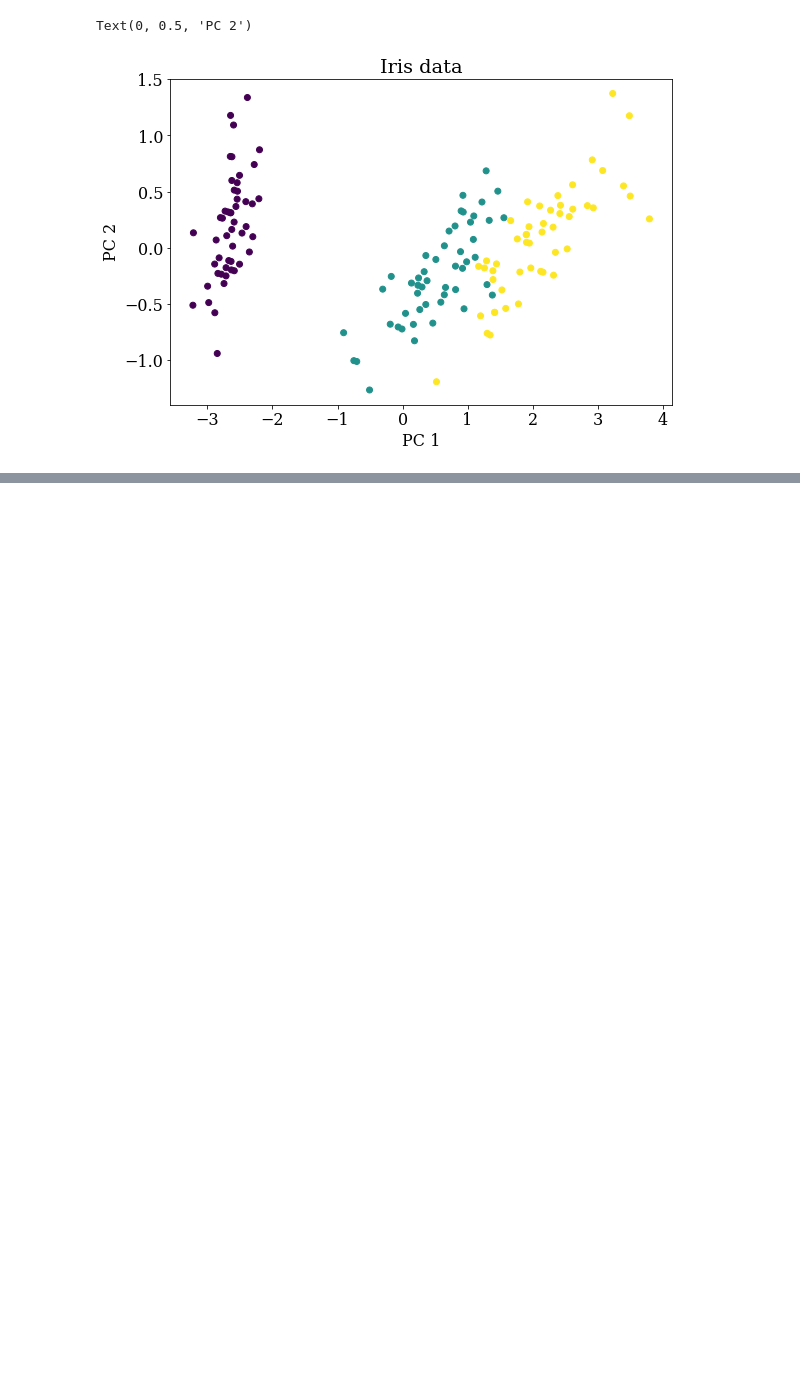
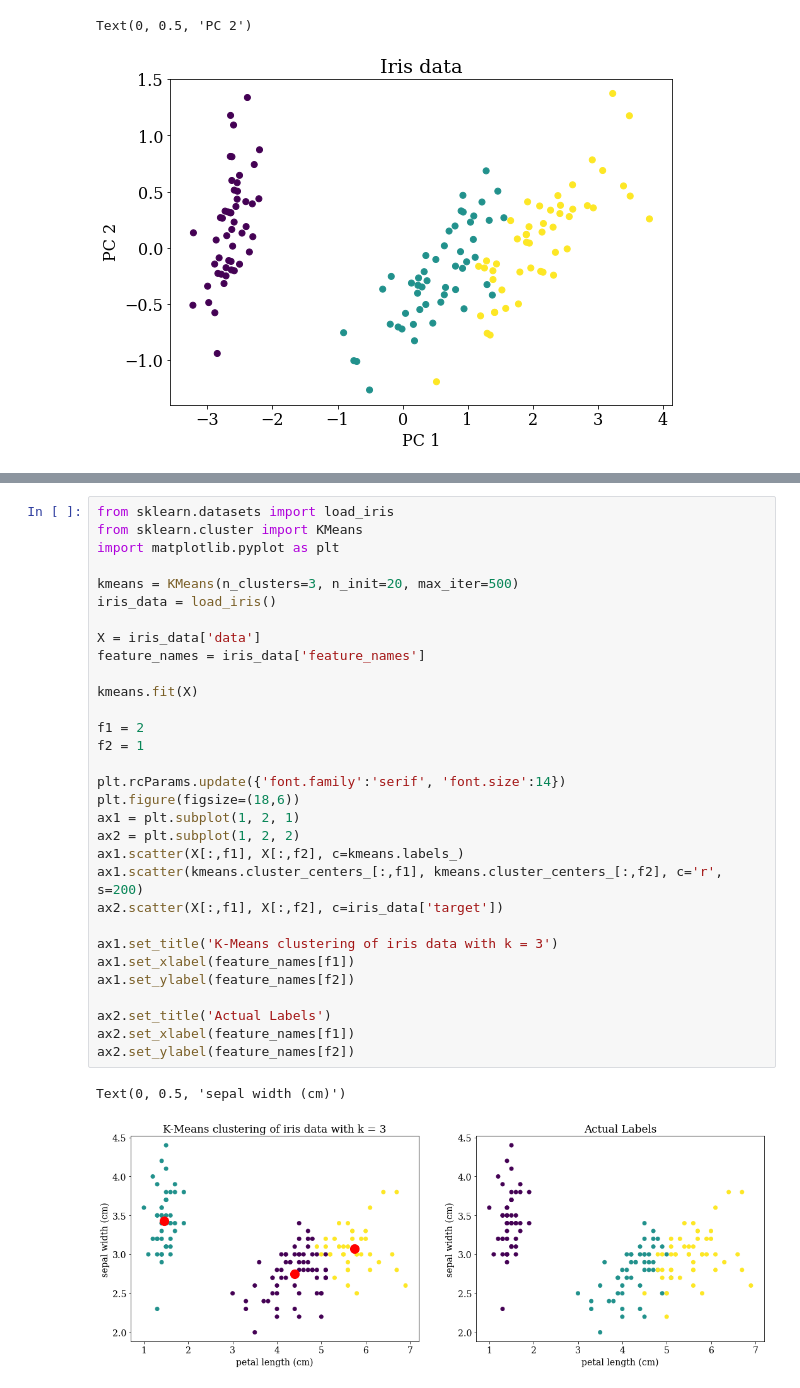
Before and after one commit to mehrdadfazli/ML-overview, a Jupyter notebook: Machine_Learning_Overview.ipynb, the cells around one changed output, grey strips where cells are left out. Drawn from its saved outputs; the diff is of its cells as text; blank space fills up the shorter version.

```diff
--- a/Machine_Learning_Overview.ipynb
+++ b/Machine_Learning_Overview.ipynb
@@ -627,0 +691,34 @@ Text(0, 0.5, 'PC 2')
+# %%
+from sklearn.datasets import load_iris
+from sklearn.cluster import KMeans
+import matplotlib.pyplot as plt
+
+kmeans = KMeans(n_clusters=3, n_init=20, max_iter=500)
+iris_data = load_iris()
+
+X = iris_data['data']
+feature_names = iris_data['feature_names']
+
+kmeans.fit(X)
+
+f1 = 2
+f2 = 1
+
+plt.rcParams.update({'font.family':'serif', 'font.size':14})
+plt.figure(figsize=(18,6))
+ax1 = plt.subplot(1, 2, 1)
+ax2 = plt.subplot(1, 2, 2)
+ax1.scatter(X[:,f1], X[:,f2], c=kmeans.labels_)
+ax1.scatter(kmeans.cluster_centers_[:,f1], kmeans.cluster_centers_[:,f2], c='r', s=200)
+ax2.scatter(X[:,f1], X[:,f2], c=iris_data['target'])
+
+ax1.set_title('K-Means clustering of iris data with k = 3')
+ax1.set_xlabel(feature_names[f1])
+ax1.set_ylabel(feature_names[f2])
+
+ax2.set_title('Actual Labels')
+ax2.set_xlabel(feature_names[f1])
+ax2.set_ylabel(feature_names[f2])
+# %% [output]
+Text(0, 0.5, 'sepal width (cm)')
+[figure, added]
```
Also changed, not shown: parts of 18 cells of this notebook.
